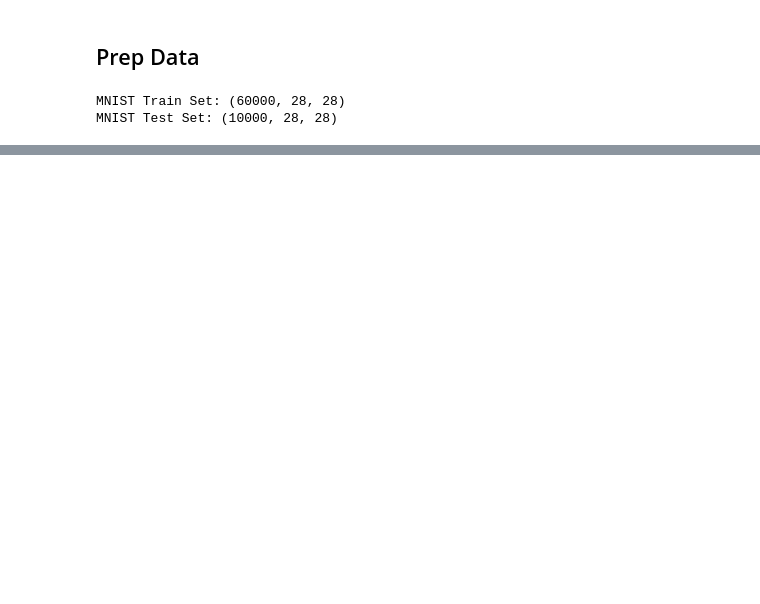
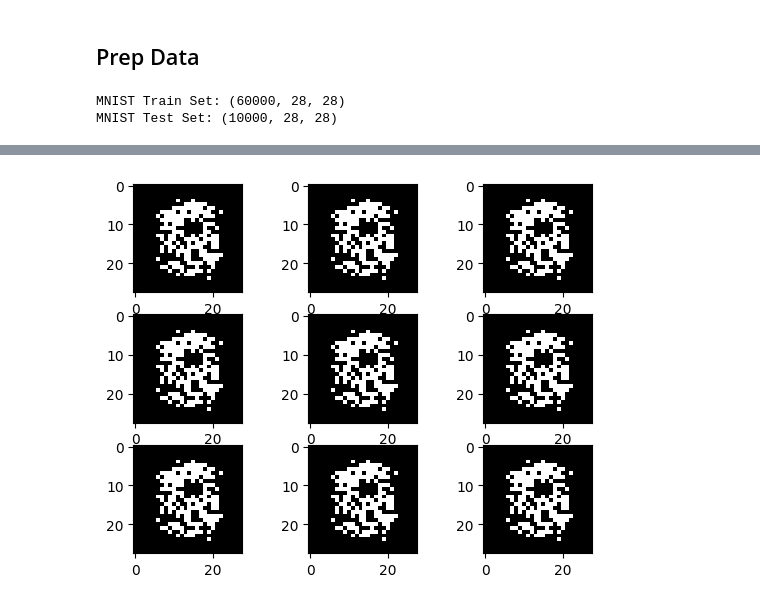
Before and after one commit to vijaygkd/gan, a Jupyter notebook: notebooks/train.ipynb, the cells around one changed output, grey strips where cells are left out. Cells and saved outputs as stored; diff of their text form; code cells hidden in the pictures; blank space fills up the shorter version.

```diff
--- a/notebooks/train.ipynb
+++ b/notebooks/train.ipynb
@@ -128,0 +126,6 @@ Epoch 10/10
+# %%
+gan_g_output = gan_model.generator(noise)
+gan_g_reshaped = gan_g_output.numpy().reshape(9, 28, 28)
+plot_mnist_data(gan_g_reshaped + 255)
+# %% [output]
+[figure, added]
```
Also changed, not shown: parts of 15 cells of this notebook, 1 other file.
